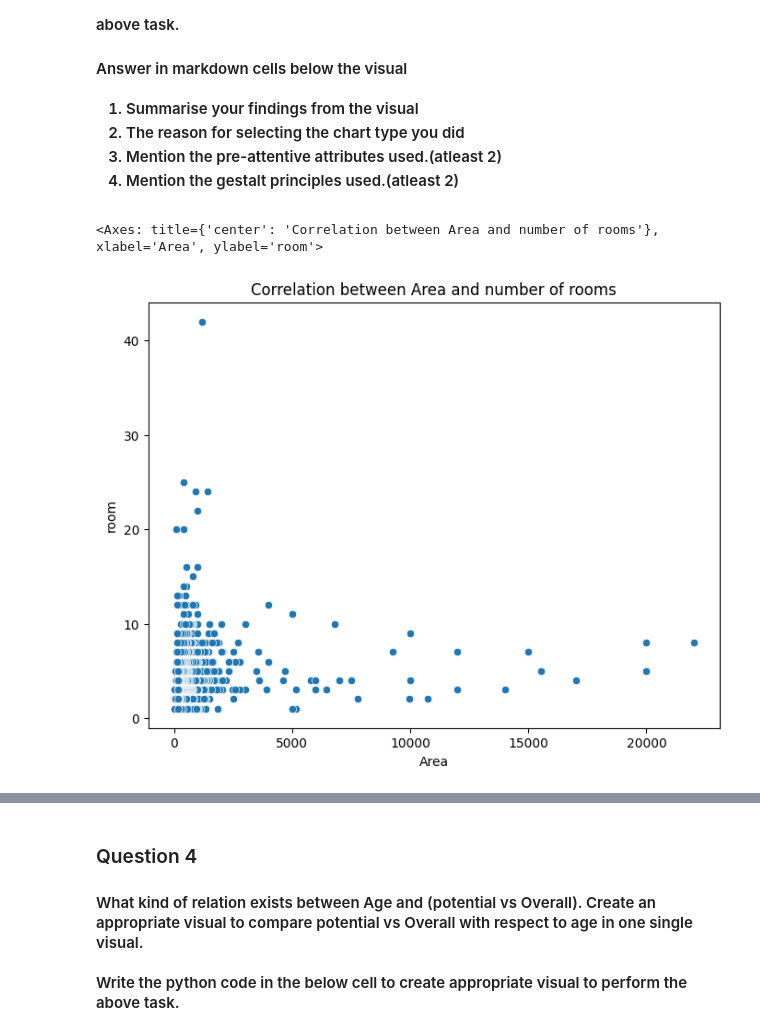
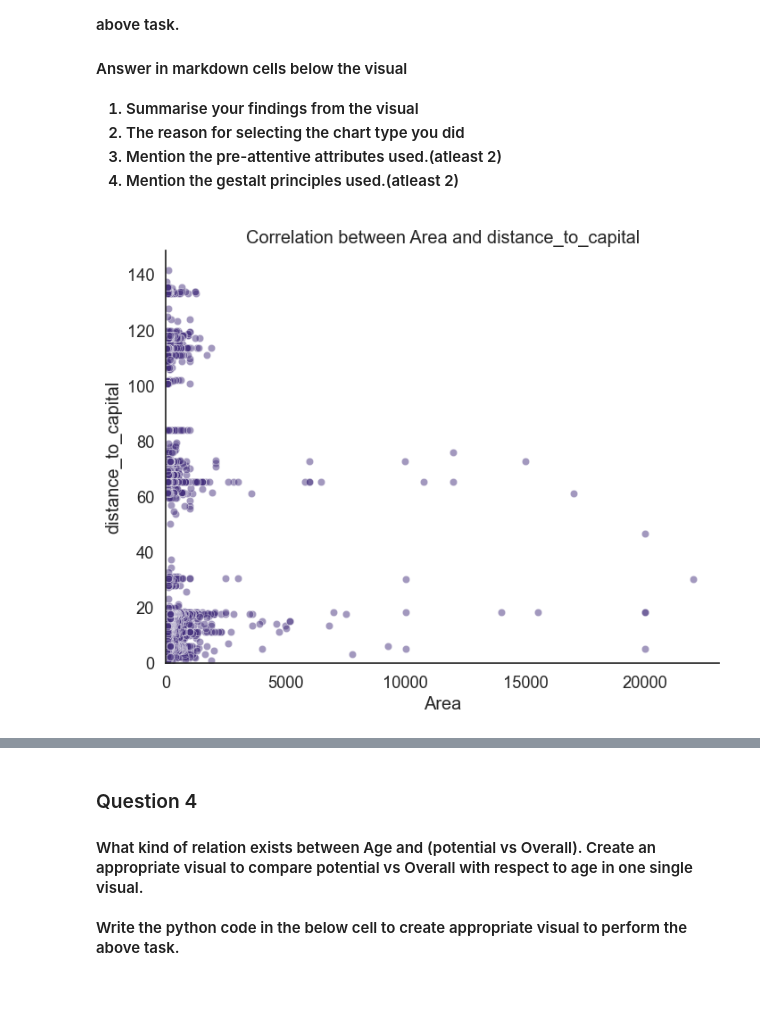
Before and after one commit to HarshaK1997/SEM2-DV, a Jupyter notebook: Part2/dvi-Python-ps1.ipynb, the cells around one changed output, grey strips where cells are left out. Saved outputs shown, nothing was run; the diff lists cells and outputs as text; code cells hidden in the pictures; blank space fills up the shorter version.

```diff
--- a/Part2/dvi-Python-ps1.ipynb
+++ b/Part2/dvi-Python-ps1.ipynb
@@ -719,11 +703,17 @@ Write the python code in the below cell to create appropriate visual to perform
     <li>Mention the gestalt principles used.(atleast 2)</li>
 </ol>
 # %%
-# Scatter plot 1
+# Scatter plot
 
 fig, ax = plt.subplots(figsize=(8,6))
-plt.title('Correlation between Area and number of rooms')
-sns.scatterplot(data=df, x="Area", y="room")
+plt.title('Correlation between Area and distance_to_capital')
+sns.scatterplot(data=df, x="Area", y="distance_to_capital", ax=ax, alpha=0.5)
+sns.set(style="white", context="notebook", palette="viridis", font_scale=1.2)
+sns.despine()
+# Set axis limits to include the origin (0,0)
+ax.set_xlim(left=0)
+ax.set_ylim(bottom=0)
+
+plt.show()
 # %% [output]
-<Axes: title={'center': 'Correlation between Area and number of rooms'}, xlabel='Area', ylabel='room'>
-[figure, old version]
+[figure, new version]
```
Also changed, not shown: parts of 10 cells of this notebook.
